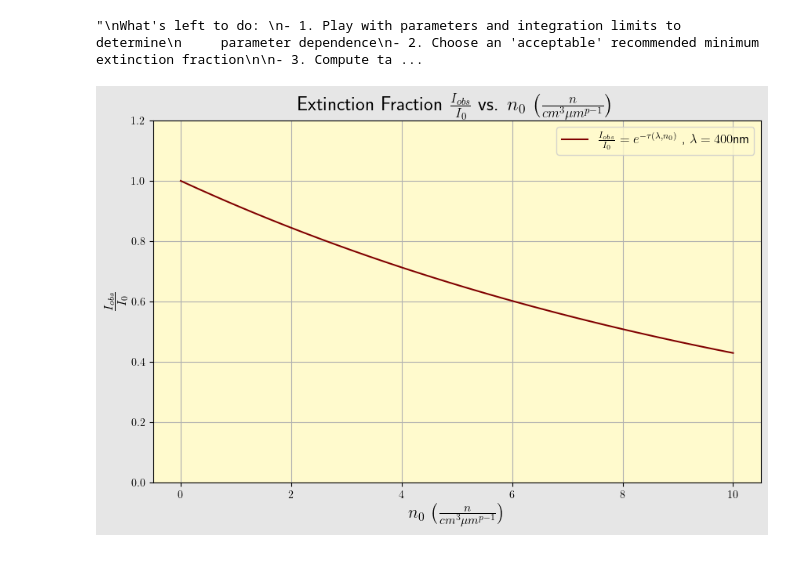
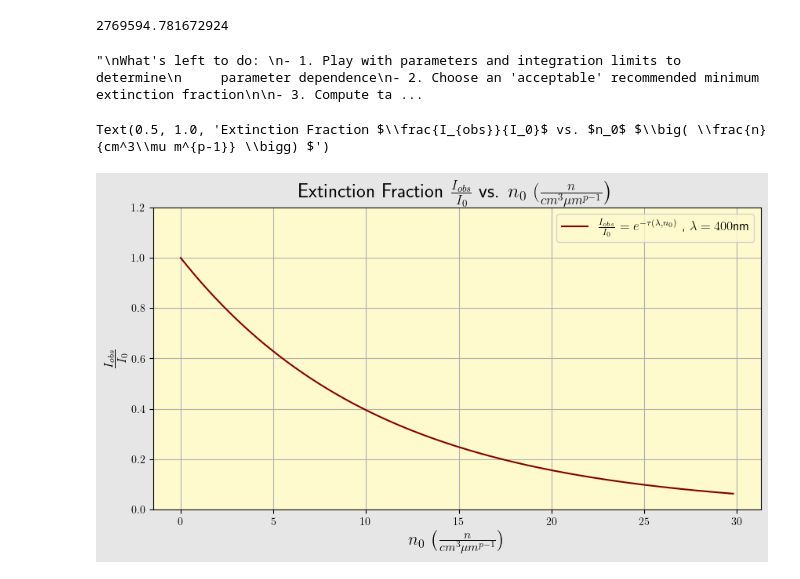
Before and after one commit to ROMANRAGAZZO/LunarMVI-DustSIM, a Jupyter notebook: opticalDepth.ipynb, the cells around one changed output. Cells and saved outputs as stored; diff of their text form; code cells hidden in the pictures.

```diff
--- a/opticalDepth.ipynb
+++ b/opticalDepth.ipynb
@@ -38,14 +38,16 @@ Text(0.5, 1.0, 'Mie Scattering $Q_{ext}(a,\\lambda)$')
 # %%
 """Now let's start playing around with column densities"""
 from scipy.integrate import dblquad
+from scipy.integrate import quad
 import miepython as mie
 import numpy as np
+import matplotlib.pyplot as plt
 
 """parameters"""
-
-p = 1
-q = 2.6667
-h0 = 20
+m = 1.5 - 0.05j
+p = 3.1
+q = 2.6352
+h0 = 6.949025
 
 """functions (dust number density and total optical depth integrand)"""
 
@@ -56,34 +58,39 @@ def MurphyMOD(p,q,h0,a,h):
 # optical depth integrad (Number density per n0 * Q)
 def TAU_INTEG(h,a,p,q,h0,m,lam):
     Qext,Qsc,Qback,g = mie.efficiencies(m,a,lam)
-    return MurphyMOD(p,q,h0,a/1000,h)*Qext
+    return MurphyMOD(p,q,h0,a/1000,h)*np.pi*((a*1e-3)**2)*Qext #a/1000 changes nm to microns
 
 #integration limits
-alim = (100,1000)
-hlim = (1,5e5)
+alim = (100,1000)#nm
+hlim = (1,500000)#m
 
 
 # compute tau/n0 for some wavelength
 lam = 400
-result, error = dblquad(lambda h, a: TAU_INTEG(h, a, p,q,h0,m,lam),
-                        alim[0], alim[1], lambda a: hlim[0], lambda a: hlim[1])
+tau, error = dblquad(lambda h, a: TAU_INTEG(h, a, p,q,h0,m,lam), alim[0], alim[1], hlim[0], hlim[1])
 
 
+print(tau)
+# Using I/I0 = e^(-tau), plot the extinction fraction as a function of surface density per grain size n0 (n/cm^3/um^p-1) for a particular value of the integral tau/n0
+n0 = np.linspace(0,1,10000)
+def POWLAW(a,p):
+    return (1/a**p)
+M, merr = quad(lambda a: POWLAW(a,p),alim[0],alim[1])
+M0 = M*n0
 
-# Using I/I0 = e^(-tau), plot the extinction fraction as a function of surface density per grain size n0 (n/cm^3/um^p-1) for a particular value of the integral tau/n0
-n0 = np.linspace(0,10,100)
-plt.rc('text', usetex=True)
-plt.rcParams['axes.facecolor']='lemonchiffon'
-plt.rcParams['figure.facecolor'] = '0.9'
+# plt.rc('text', usetex=True)
+# plt.rcParams['axes.facecolor']='lemonchiffon'
+# plt.rcParams['figure.facecolor'] = '0.9'
 
-plt.figure(figsize = (10,6))
-plt.plot(n0,np.exp(-result*n0), label = r"$\frac{I_{obs}}{I_0} = e^{-\tau(\lambda,n_0)}$ , $\lambda = 400$nm", color = 'maroon')
-plt.ylim(0,1.2)
-plt.legend(fontsize = 12)
-plt.grid()
-plt.xlabel(r"$n_0$ $\bigg(\frac{n}{cm^3\mu m^{p-1}}\bigg)$", fontsize = 16)
-plt.ylabel(r"$\frac{I_{obs}}{I_0}$", fontsize = 16)
-plt.title(r"Extinction Fraction $\frac{I_{obs}}{I_0}$ vs. $n_0$ $\bigg( \frac{n}{cm^3\mu m^{p-1}} \bigg) $", fontsize = 18)
+# plt.figure(figsize = (10,5))
+# plt.plot(M0*1e12,np.exp(-tau*n0), label = r"$\frac{I_{obs}}{I_0} = e^{-\tau(\lambda,n_0)}$ , $\lambda = 400$nm", color = 'maroon')
+# plt.ylim(0,1.2)
+# plt.legend(fontsize = 12)
+# plt.grid()
+# plt.xlabel(r"$n_0$ $\bigg(\frac{n}{cm^3\mu m^{p-1}}\bigg)$", fontsize = 16)
+# plt.ylabel(r"$\frac{I_{obs}}{I_0}$", fontsize = 16)
+# plt.title(r"Extinction Fraction $\frac{I_{obs}}{I_0}$ vs. $n_0$ $\big( \frac{n}{cm^3\mu m^{p-1}} \bigg) $", fontsize = 18)
+
 
 
 """
@@ -98,5 +105,27 @@ What's left to do:
      Perhaps plot tau vs. total surface density??)
 """
 # %% [output]
-"\nWhat's left to do: \n- 1. Play with parameters and integration limits to determine\n     parameter dependence\n- 2. Choose an 'acceptable' recommended minimum extinction fraction\n\n- 3. Compute ta ...
+2769594.781672924
-[figure, removed]
+"\nWhat's left to do: \n- 1. Play with parameters and integration limits to determine\n     parameter dependence\n- 2. Choose an 'acceptable' recommended minimum extinction fraction\n\n- 3. Compute ta ...
+# %%
+n0 = np.linspace(0,1e-6,10000)
+def POWLAW(a,p):
+    return (1/a**p)
+M, merr = quad(lambda a: POWLAW(a,p),alim[0],alim[1])
+M0 = M*n0
+
+plt.rc('text', usetex=True)
+plt.rcParams['axes.facecolor']='lemonchiffon'
+plt.rcParams['figure.facecolor'] = '0.9'
+
+plt.figure(figsize = (10,5))
+plt.plot(M0*1e12,np.exp(-tau*n0), label = r"$\frac{I_{obs}}{I_0} = e^{-\tau(\lambda,n_0)}$ , $\lambda = 400$nm", color = 'maroon')
+plt.ylim(0,1.2)
+plt.legend(fontsize = 12)
+plt.grid()
+plt.xlabel(r"$n_0$ $\bigg(\frac{n}{cm^3\mu m^{p-1}}\bigg)$", fontsize = 16)
+plt.ylabel(r"$\frac{I_{obs}}{I_0}$", fontsize = 16)
+plt.title(r"Extinction Fraction $\frac{I_{obs}}{I_0}$ vs. $n_0$ $\big( \frac{n}{cm^3\mu m^{p-1}} \bigg) $", fontsize = 18)
+# %% [output]
+Text(0.5, 1.0, 'Extinction Fraction $\\frac{I_{obs}}{I_0}$ vs. $n_0$ $\\big( \\frac{n}{cm^3\\mu m^{p-1}} \\bigg) $')
+[figure, added]
```
Also changed, not shown: parts of 2 cells of this notebook.
